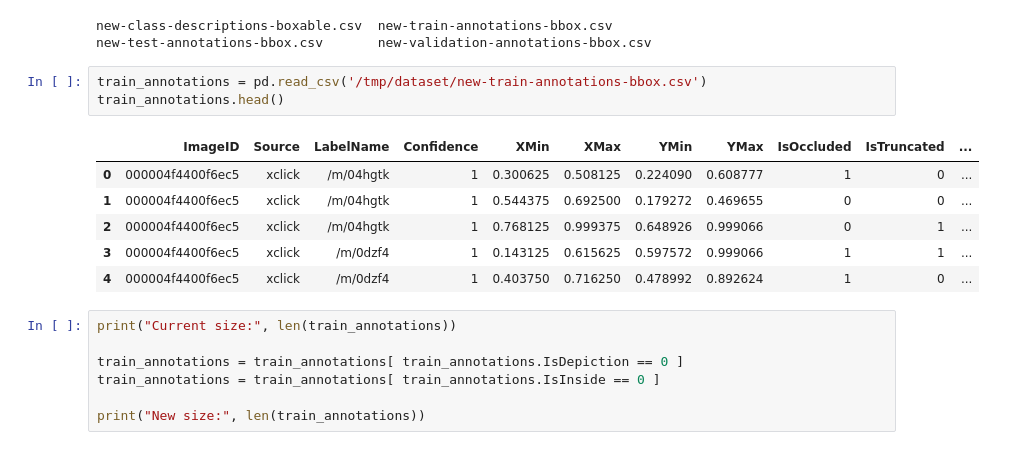
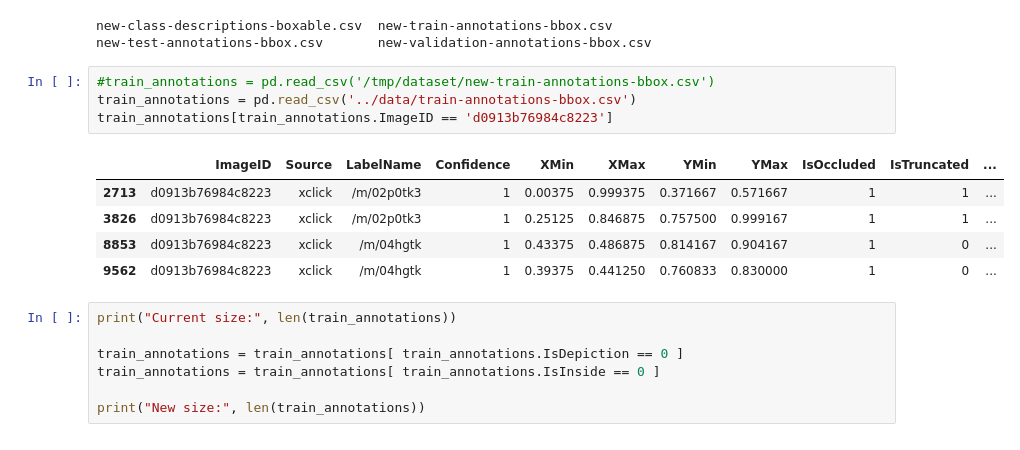
Before and after one commit to sysaster/dataset, a Jupyter notebook: notebooks/Preprocessing.ipynb, the cells around one changed output. Cells and saved outputs as stored; diff of their text form.

Commit message:
Include more notebooks and filter the datasets

```diff
--- a/notebooks/Downlod dataset.ipynb
+++ b/notebooks/Preprocessing.ipynb
@@ -122,15 +130,15 @@ class_labels.to_csv('/tmp/dataset/new-class-descriptions-boxable.csv', header=Fa
 new-class-descriptions-boxable.csv  new-train-annotations-bbox.csv
 new-test-annotations-bbox.csv       new-validation-annotations-bbox.csv
 # %%
-train_annotations = pd.read_csv('/tmp/dataset/new-train-annotations-bbox.csv')
-train_annotations.head()
+#train_annotations = pd.read_csv('/tmp/dataset/new-train-annotations-bbox.csv')
+train_annotations = pd.read_csv('../data/train-annotations-bbox.csv')
+train_annotations[train_annotations.ImageID == 'd0913b76984c8223']
 # %% [output]
 |  | ImageID | Source | LabelName | Confidence | XMin | XMax | YMin | YMax | IsOccluded | IsTruncated | ... |
-| 0 | 000004f4400f6ec5 | xclick | /m/04hgtk | 1 | 0.300625 | 0.508125 | 0.224090 | 0.608777 | 1 | 0 | ... |
-| 1 | 000004f4400f6ec5 | xclick | /m/04hgtk | 1 | 0.544375 | 0.692500 | 0.179272 | 0.469655 | 0 | 0 | ... |
-| 2 | 000004f4400f6ec5 | xclick | /m/04hgtk | 1 | 0.768125 | 0.999375 | 0.648926 | 0.999066 | 0 | 1 | ... |
-| 3 | 000004f4400f6ec5 | xclick | /m/0dzf4 | 1 | 0.143125 | 0.615625 | 0.597572 | 0.999066 | 1 | 1 | ... |
-| 4 | 000004f4400f6ec5 | xclick | /m/0dzf4 | 1 | 0.403750 | 0.716250 | 0.478992 | 0.892624 | 1 | 0 | ... |
+| 2713 | d0913b76984c8223 | xclick | /m/02p0tk3 | 1 | 0.00375 | 0.999375 | 0.371667 | 0.571667 | 1 | 1 | ... |
+| 3826 | d0913b76984c8223 | xclick | /m/02p0tk3 | 1 | 0.25125 | 0.846875 | 0.757500 | 0.999167 | 1 | 1 | ... |
+| 8853 | d0913b76984c8223 | xclick | /m/04hgtk | 1 | 0.43375 | 0.486875 | 0.814167 | 0.904167 | 1 | 0 | ... |
+| 9562 | d0913b76984c8223 | xclick | /m/04hgtk | 1 | 0.39375 | 0.441250 | 0.760833 | 0.830000 | 1 | 0 | ... |
 # %%
 print("Current size:", len(train_annotations))
 
```
Also changed, not shown: parts of 12 cells of this notebook, 7 other files.
